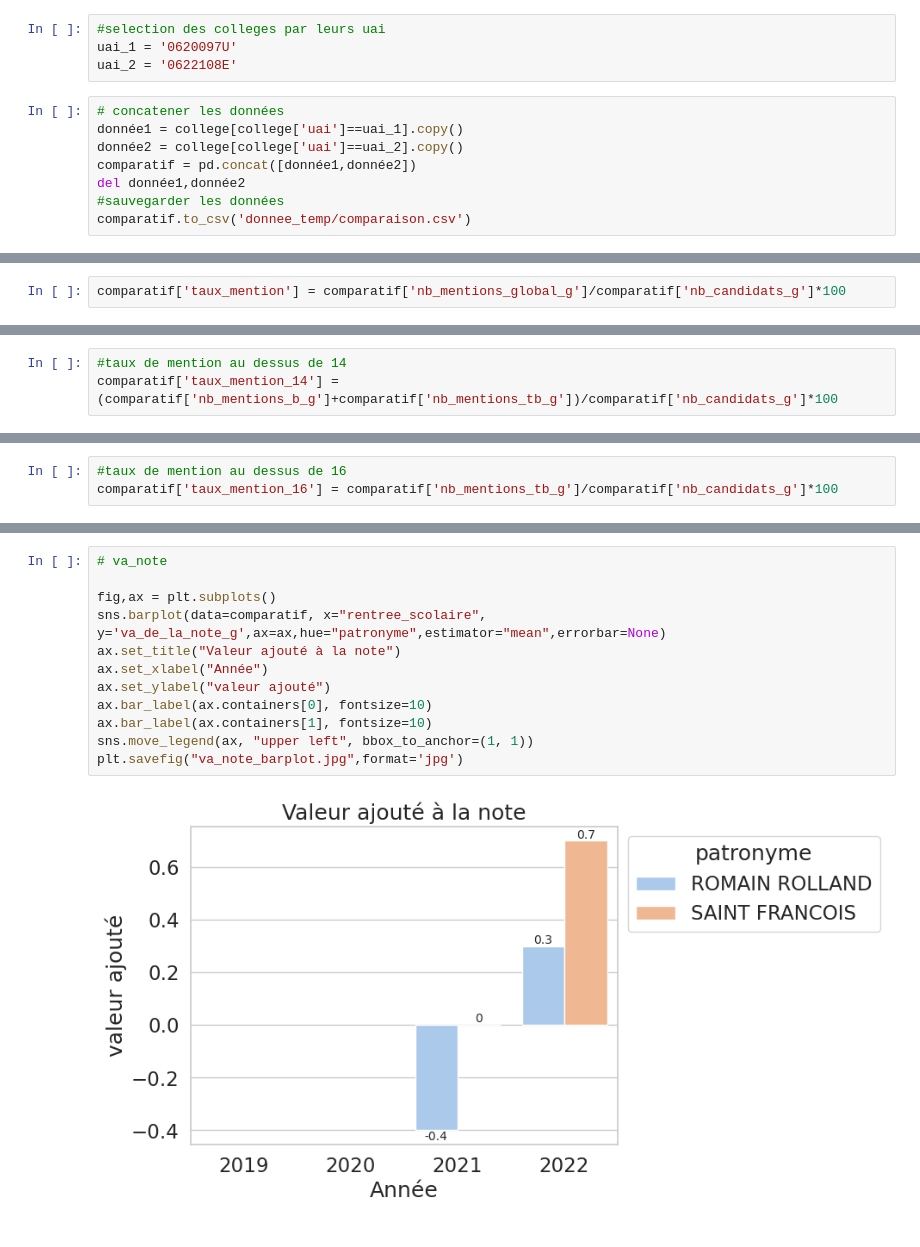
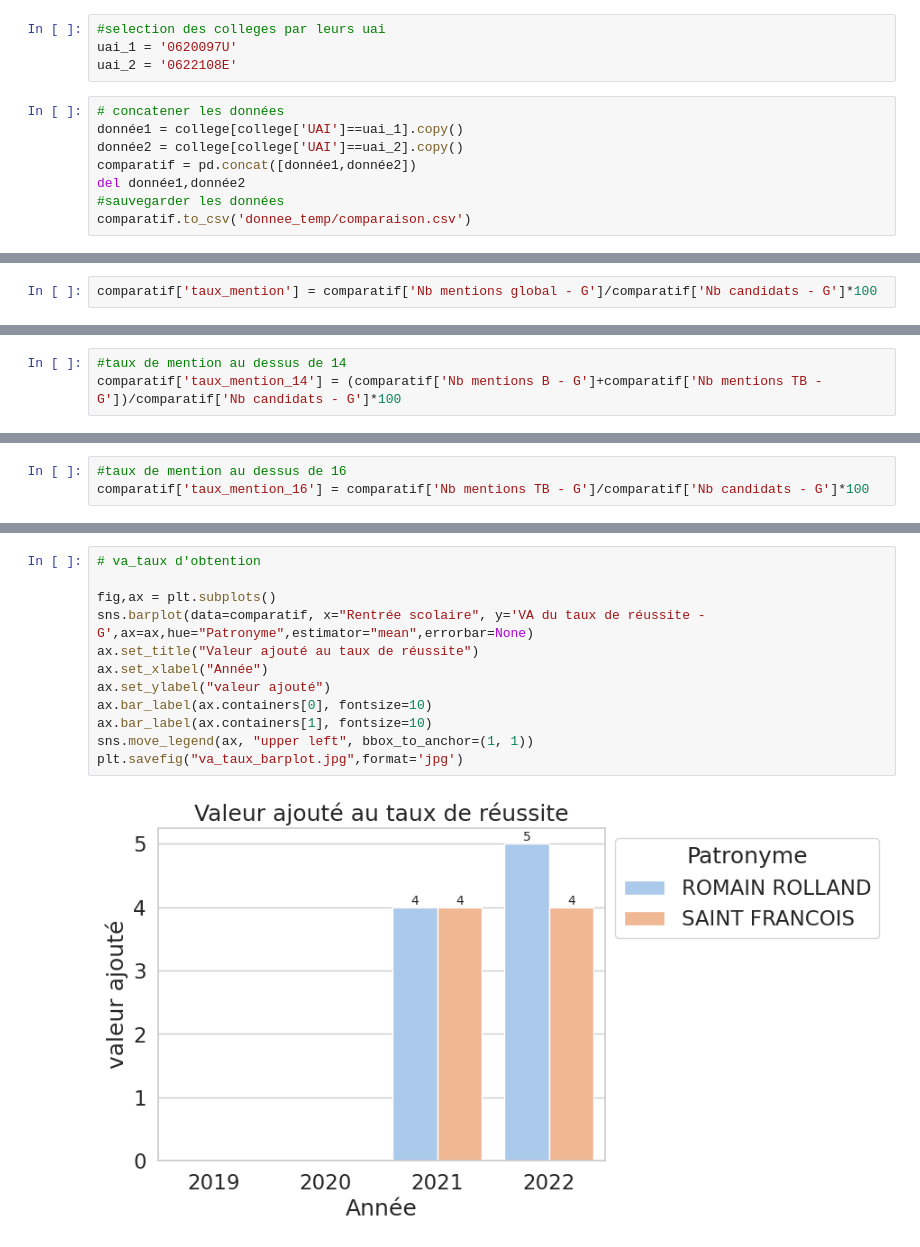
Before and after one commit to barrmath/data_educ, a Jupyter notebook: Comparaison college.ipynb, the cells around one changed output, grey strips where cells are left out. Saved outputs shown, nothing was run; the diff lists cells and outputs as text.

Commit message:
MAJ des sources des fichiers data, Mise à jours des fichiers de préparation des données ecoles et colleges. Mise a jour des autres notebook en cours WIP

```diff
--- a/Comparaison college.ipynb
+++ b/Comparaison college.ipynb
@@ -32,8 +27,8 @@ uai_1 = '0620097U'
 uai_2 = '0622108E'
 # %%
 # concatener les données
-donnée1 = college[college['uai']==uai_1].copy()
-donnée2 = college[college['uai']==uai_2].copy()
+donnée1 = college[college['UAI']==uai_1].copy()
+donnée2 = college[college['UAI']==uai_2].copy()
 comparatif = pd.concat([donnée1,donnée2])
 del donnée1,donnée2
 #sauvegarder les données
@@ -109,5 +104,5 @@ plt.savefig('ecart_type_ips_barplot.jpg',format='jpg')
 # %%
-comparatif['taux_mention'] = comparatif['nb_mentions_global_g']/comparatif['nb_candidats_g']*100
+comparatif['taux_mention'] = comparatif['Nb mentions global - G']/comparatif['Nb candidats - G']*100
 # %%
 # mention
 
@@ -125,7 +120,7 @@ plt.savefig("taux_mention_barplot.jpg",format='jpg')
 [figure]
 # %%
 #taux de mention au dessus de 14
-comparatif['taux_mention_14'] = (comparatif['nb_mentions_b_g']+comparatif['nb_mentions_tb_g'])/comparatif['nb_candidats_g']*100
+comparatif['taux_mention_14'] = (comparatif['Nb mentions B - G']+comparatif['Nb mentions TB - G'])/comparatif['Nb candidats - G']*100
 # %%
 # mention
 
@@ -143,6 +138,6 @@ plt.savefig("taux_mention14_barplot.jpg",format='jpg')
 [figure]
 # %%
 #taux de mention au dessus de 16
-comparatif['taux_mention_16'] = comparatif['nb_mentions_tb_g']/comparatif['nb_candidats_g']*100
+comparatif['taux_mention_16'] = comparatif['Nb mentions TB - G']/comparatif['Nb candidats - G']*100
 # %%
 fig,ax = plt.subplots()
@@ -172,16 +167,16 @@ plt.savefig("va_note_barplot.jpg",format='jpg')
 # %% [output]
 [figure]
 # %%
-# va_note
+# va_taux d'obtention
 
 fig,ax = plt.subplots()
-sns.barplot(data=comparatif, x="rentree_scolaire", y='va_de_la_note_g',ax=ax,hue="patronyme",estimator="mean",errorbar=None)
-ax.set_title("Valeur ajouté à la note")
+sns.barplot(data=comparatif, x="Rentrée scolaire", y='VA du taux de réussite - G',ax=ax,hue="Patronyme",estimator="mean",errorbar=None)
+ax.set_title("Valeur ajouté au taux de réussite")
 ax.set_xlabel("Année")
 ax.set_ylabel("valeur ajouté")
 ax.bar_label(ax.containers[0], fontsize=10)
 ax.bar_label(ax.containers[1], fontsize=10)
 sns.move_legend(ax, "upper left", bbox_to_anchor=(1, 1))
-plt.savefig("va_note_barplot.jpg",format='jpg')
+plt.savefig("va_taux_barplot.jpg",format='jpg')
 # %% [output]
-[figure, old version]
+[figure, new version]
```
Also changed, not shown: parts of 15 cells of this notebook, 12 other files.
